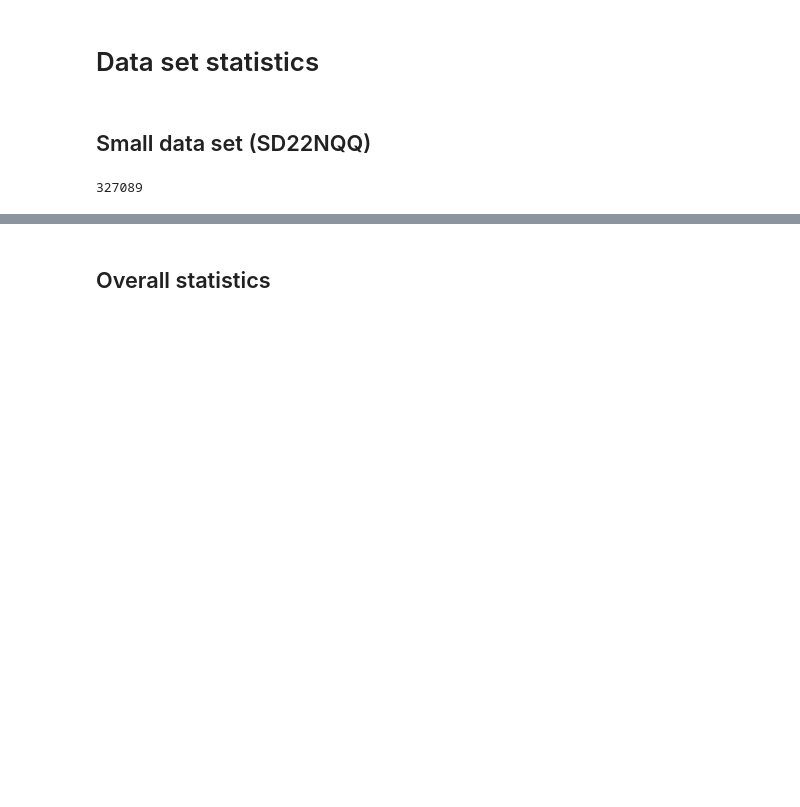
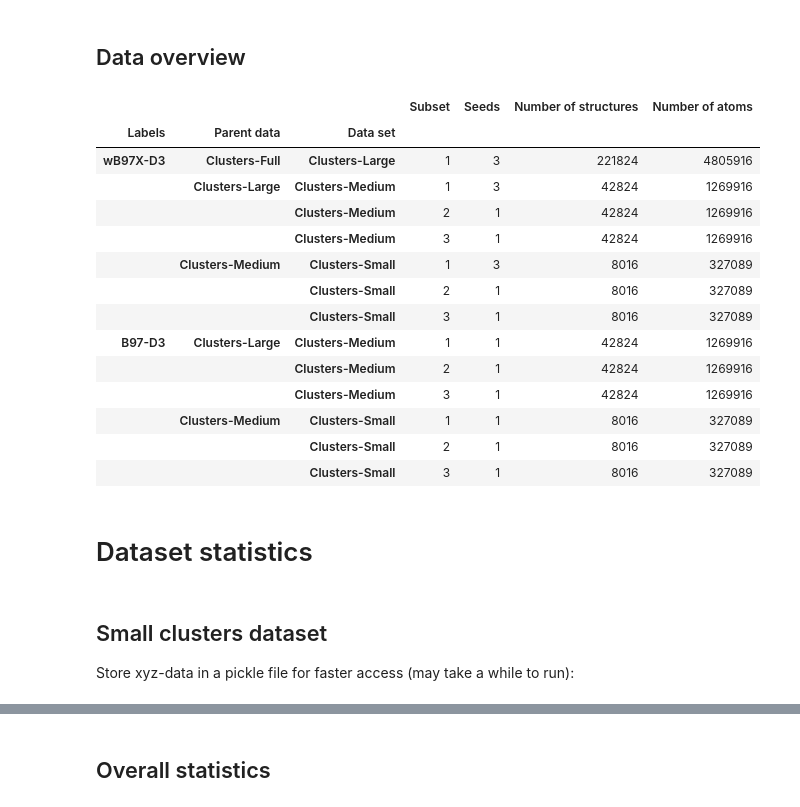
Before and after one commit to viktorsvahn/Limits_of_cluster_MLIPs, a Jupyter notebook: SD_statistics.ipynb, the cells around one changed output, grey strips where cells are left out. Saved outputs shown, nothing was run; the diff lists cells and outputs as text; code cells hidden in the pictures; blank space fills up the shorter version.

```diff
--- a/SD_statistics.ipynb
+++ b/SD_statistics.ipynb
@@ -0,0 +3,3 @@
+# %%
+path = './data'
+path = '../publication/dltest/' ## THIS IS ONLY FOR TESTING
@@ -29,7 +851,29 @@ static_path = '../publication/static_tests/'
+# %% [markdown]
+## Data overview
+# %%
+meta_df = yaml_to_multidf(path+"clusters_metadata.yaml", ["Labels", "Parent data", "Data set"])
+meta_df
+# %% [output]
+|  |  |  | Subset | Seeds | Number of structures | Number of atoms |
+| Labels | Parent data | Data set |  |  |  |  |
+| wB97X-D3 | Clusters-Full | Clusters-Large | 1 | 3 | 221824 | 4805916 |
+|  | Clusters-Large | Clusters-Medium | 1 | 3 | 42824 | 1269916 |
+|  |  | Clusters-Medium | 2 | 1 | 42824 | 1269916 |
+|  |  | Clusters-Medium | 3 | 1 | 42824 | 1269916 |
+|  | Clusters-Medium | Clusters-Small | 1 | 3 | 8016 | 327089 |
+|  |  | Clusters-Small | 2 | 1 | 8016 | 327089 |
+|  |  | Clusters-Small | 3 | 1 | 8016 | 327089 |
+| B97-D3 | Clusters-Large | Clusters-Medium | 1 | 1 | 42824 | 1269916 |
+|  |  | Clusters-Medium | 2 | 1 | 42824 | 1269916 |
+|  |  | Clusters-Medium | 3 | 1 | 42824 | 1269916 |
+|  | Clusters-Medium | Clusters-Small | 1 | 1 | 8016 | 327089 |
+|  |  | Clusters-Small | 2 | 1 | 8016 | 327089 |
+|  |  | Clusters-Small | 3 | 1 | 8016 | 327089 |
 # %% [markdown]
-# Data set statistics
+# Dataset statistics
-# %% [markdown]
-## Small data set (SD22NQQ)
+# %% [markdown]
+## Small clusters dataset
+Store xyz-data in a pickle file for faster access (may take a while to run):
 # %%
 import pickle
 from ase.io import read
@@ -46,7 +892,2 @@ with open(pkl_name, 'wb') as f:
-# %%
-num_atoms_small = sum([len(a.numbers) for a in SD22NQQ1])
-print(num_atoms_small)
-# %% [output]
-327089
 # %% [markdown]
 ### Cluster composition
```
Also changed, not shown: parts of 69 cells of this notebook, 9 other files.
